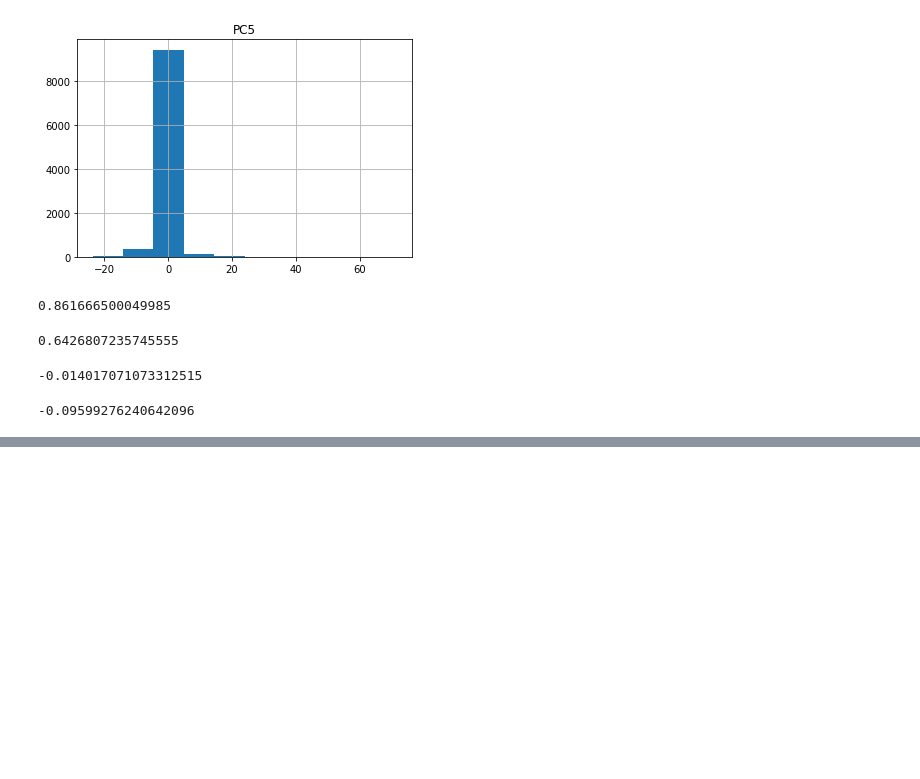
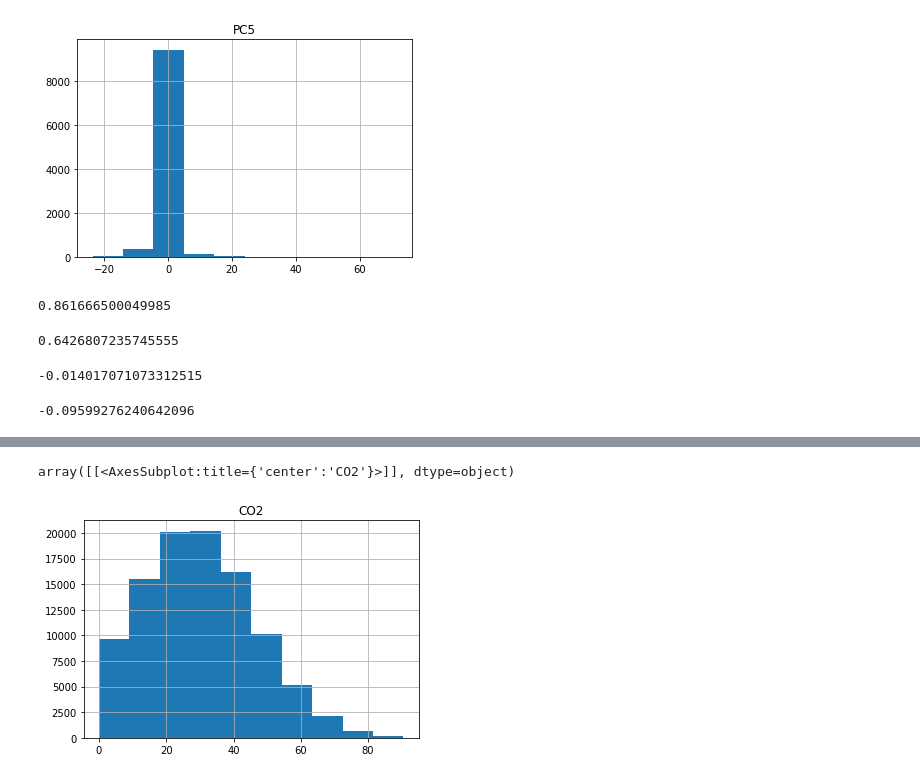
Before and after one commit to ACM-Research/exoplanet-atmosphere-analysis-with-ML, a Jupyter notebook: SynthDataGenerate.ipynb, the cells around one changed output, grey strips where cells are left out. Drawn from its saved outputs; the diff is of its cells as text; code cells hidden in the pictures; blank space fills up the shorter version.

```diff
--- a/SynthDataGenerate.ipynb
+++ b/SynthDataGenerate.ipynb
@@ -265,0 +264,3 @@ sample_x_data = x_data[1:1000,:]
+# %%
+synth_xData = model.sample(num_rows=100003)
+synth_xData
@@ -266,3 +281,8 @@ sample_x_data = x_data[1:1000,:]
+# %%
+synth_xData.hist(column="CO2")
+# %% [output]
+array([[<AxesSubplot:title={'center':'CO2'}>]], dtype=object)
+[figure, added]
 # %%
 synth = TimeGAN(model_parameters=gan_args, hidden_dim=hidden_dim, seq_len=seq_len, n_seq=n_seq, gamma=1)
 synth.train(sample_x_data, train_steps=5)
```
Also changed, not shown: parts of 2 cells of this notebook.
